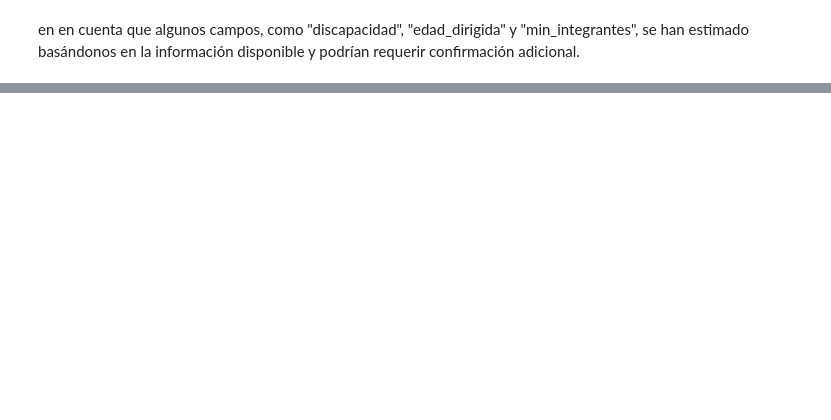
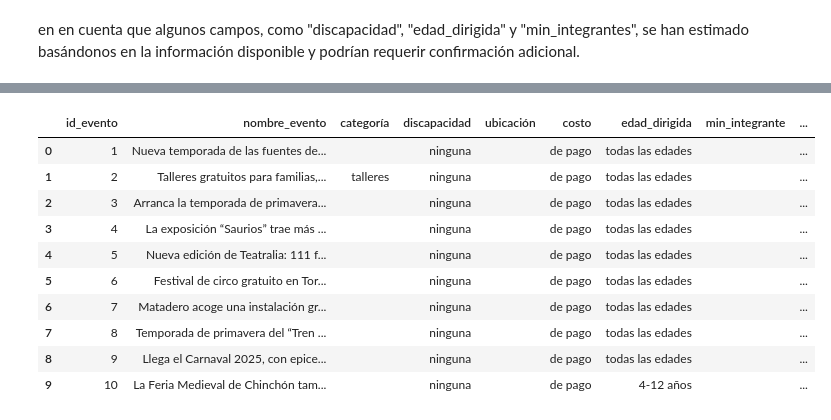
Before and after one commit to IsabelRomoBru/DS102024, a Jupyter notebook: webscraping2.ipynb, the cells around one changed output, grey strips where cells are left out. Saved outputs shown, nothing was run; the diff lists cells and outputs as text; code cells hidden in the pictures; blank space fills up the shorter version.

```diff
--- a/webscraping2.ipynb
+++ b/webscraping2.ipynb
@@ -750,0 +688,85 @@ df
+# %%
+import requests
+from bs4 import BeautifulSoup
+import pandas as pd
+import time
+
+headers = {"User-Agent": "Mozilla/5.0"}
+base_url = "http://www.pequeplanning.com"
+index_url = f"{base_url}/category/planes/"
+
+response = requests.get(index_url, headers=headers)
+soup = BeautifulSoup(response.content, "html.parser")
+
+# Encuentra enlaces a los artículos
+enlaces = soup.select("h2.entry-title > a")
+urls = [a["href"] for a in enlaces]
+
+eventos = []
+
+for idx, url in enumerate(urls, start=1):
+    try:
+        res = requests.get(url, headers=headers)
+        detail = BeautifulSoup(res.content, "html.parser")
+
+        titulo = detail.find("h1", class_="entry-title").get_text(strip=True)
+        contenido = detail.find("div", class_="entry-content")
+        descripcion = contenido.get_text(separator=" ", strip=True) if contenido else ""
+        desc_lower = (titulo + " " + descripcion).lower()
+
+        def inferir_categoria(text):
+            if "taller" in text: return "talleres"
+            if "deporte" in text or "parque" in text: return "deportiva"
+            if "teatro" in text or "museo" in text or "cuento" in text or "obra" in text: return "cultural"
+            if "yoga" in text or "relajación" in text: return "salud"
+            return ""
+
+        def inferir_modalidad(text):
+            return "exterior" if "aire libre" in text or "parque" in text else "interior"
+
+        def inferir_discapacidad(text):
+            d = []
+            if "accesible" in text or "movilidad reducida" in text: d.append("motora")
+            if "lengua de signos" in text: d.append("auditiva")
+            if "braille" in text or "guía táctil" in text: d.append("visual")
+            return d if d else ["ninguna"]
+
+        def inferir_edad(text):
+            if "bebés" in text or "menores de 3" in text: return "0-3 años"
+            if "peques" in text or "niños" in text: return "4-12 años"
+            if "adolescentes" in text: return "13-17 años"
+            if "familia" in text or "para todos": return "todas las edades"
+            return ""
+
+        eventos.append({
+            "id_evento": idx,
+            "nombre_evento": titulo,
+            "categoría": inferir_categoria(desc_lower),
+            "discapacidad": ", ".join(inferir_discapacidad(desc_lower)),
+            "ubicación": "",  # Puedes inferir por reglas
+            "costo": "gratuito" if "gratis" in desc_lower else "de pago",
+            "edad_dirigida": inferir_edad(desc_lower),
+            "min_integrante": "",
+            "modalidad": inferir_modalidad(desc_lower),
+            "min_integrantes": ""
+        })
+
+        time.sleep(1)  # para no saturar el servidor
+    except Exception as e:
+        print(f"Error en {url}: {e}")
+
+# DataFrame final
+df = pd.DataFrame(eventos)
+df
+# %% [output]
+|  | id_evento | nombre_evento | categoría | discapacidad | ubicación | costo | edad_dirigida | min_integrante | ... |
+| 0 | 1 | Nueva temporada de las fuentes de... |  | ninguna |  | de pago | todas las edades |  | ... |
+| 1 | 2 | Talleres gratuitos para familias,... | talleres | ninguna |  | de pago | todas las edades |  | ... |
+| 2 | 3 | Arranca la temporada de primavera... |  | ninguna |  | de pago | todas las edades |  | ... |
+| 3 | 4 | La exposición “Saurios” trae más ... |  | ninguna |  | de pago | todas las edades |  | ... |
+| 4 | 5 | Nueva edición de Teatralia: 111 f... |  | ninguna |  | de pago | todas las edades |  | ... |
+| 5 | 6 | Festival de circo gratuito en Tor... |  | ninguna |  | de pago | todas las edades |  | ... |
+| 6 | 7 | Matadero acoge una instalación gr... |  | ninguna |  | de pago | todas las edades |  | ... |
+| 7 | 8 | Temporada de primavera del “Tren ... |  | ninguna |  | de pago | todas las edades |  | ... |
+| 8 | 9 | Llega el Carnaval 2025, con epice... |  | ninguna |  | de pago | todas las edades |  | ... |
+| 9 | 10 | La Feria Medieval de Chinchón tam... |  | ninguna |  | de pago | 4-12 años |  | ... |
```
Also changed, not shown: parts of 6 cells of this notebook, 1 other file.
